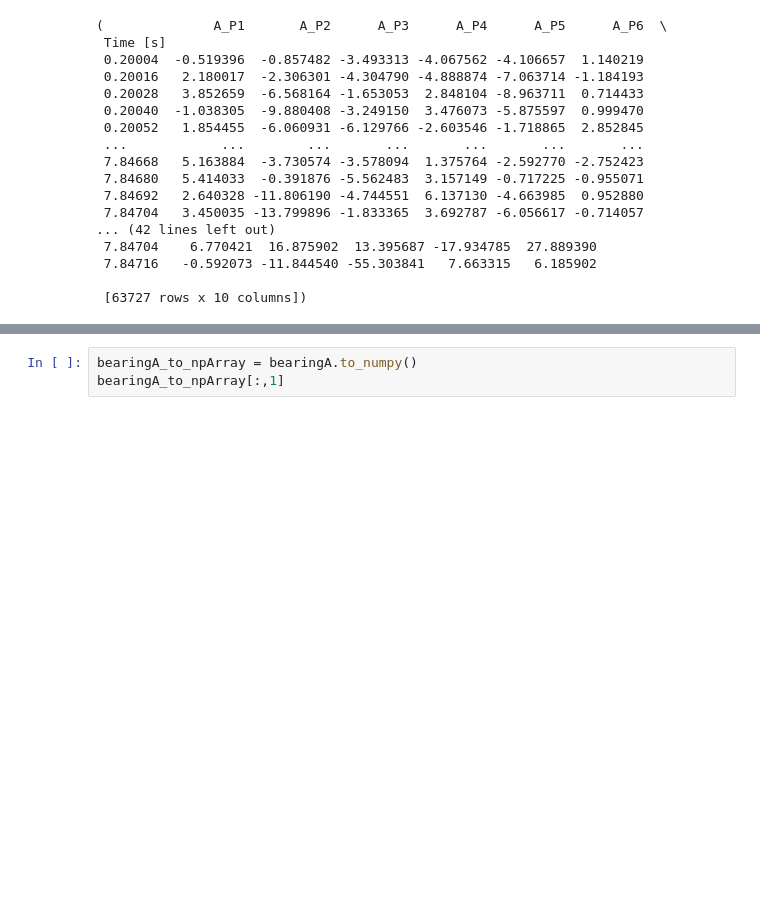
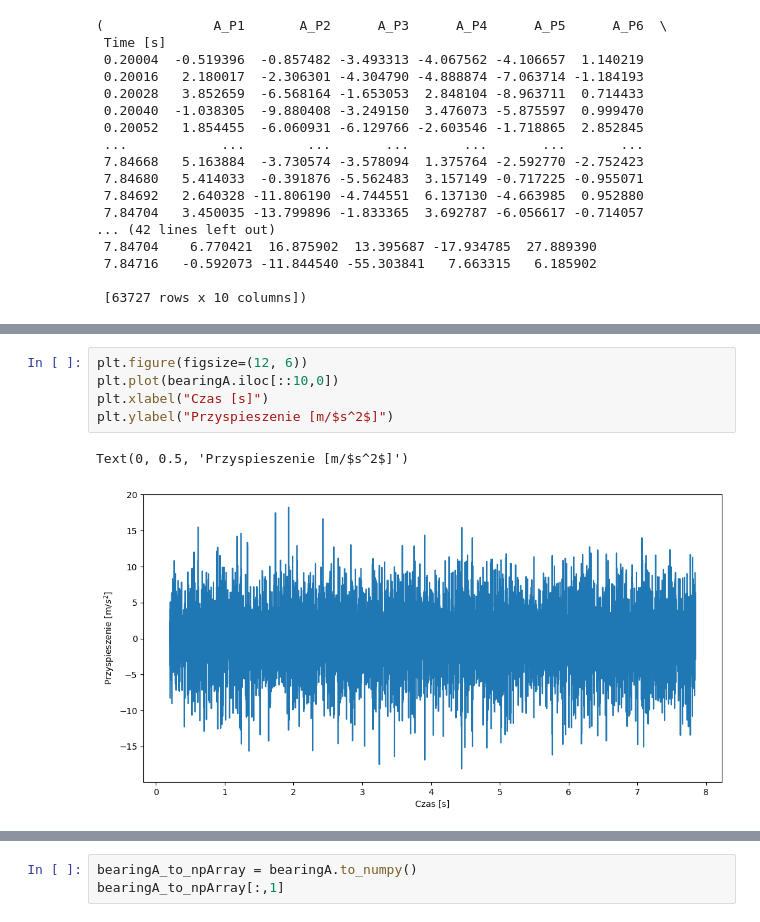
Before and after one commit to Mikaelow/Praca-inzynierska, a Jupyter notebook: lozyska.ipynb, the cells around one changed output, grey strips where cells are left out. Cells and saved outputs as stored; diff of their text form; blank space fills up the shorter version.

```diff
--- a/lozyska.ipynb
+++ b/lozyska.ipynb
@@ -37,0 +54,8 @@ bearingA, bearingF
+# %%
+plt.figure(figsize=(12, 6))
+plt.plot(bearingA.iloc[::10,0])
+plt.xlabel("Czas [s]")
+plt.ylabel("Przyspieszenie [m/$s^2$]")
+# %% [output]
+Text(0, 0.5, 'Przyspieszenie [m/$s^2$]')
+[figure, added]
```
Also changed, not shown: parts of 24 cells of this notebook, 8 other files.
